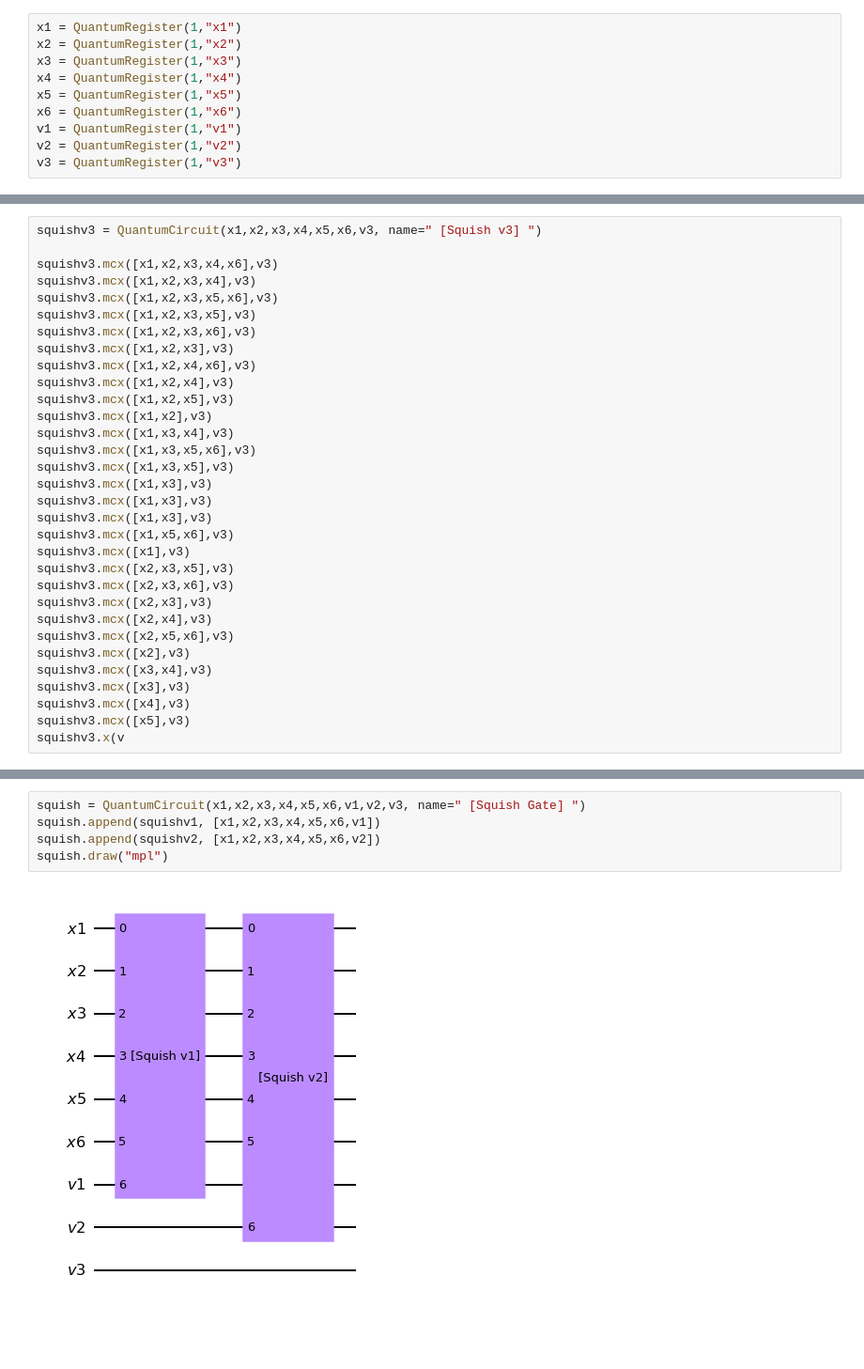
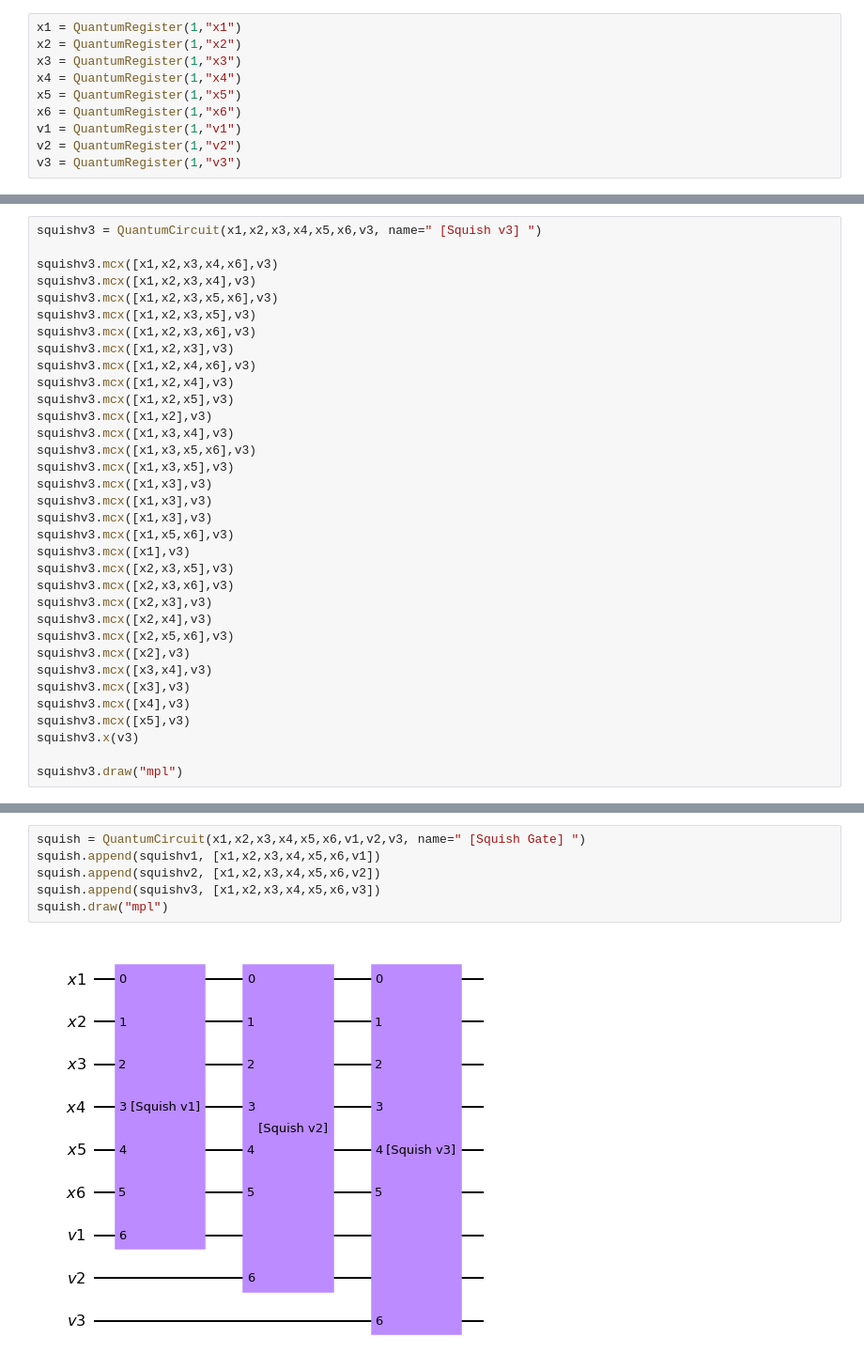
Before and after one commit to nekomorphism/binary-octohedral-group, a Jupyter notebook: bo-trace-circ.ipynb, the cells around one changed output, grey strips where cells are left out. Shown: that part at 94% size. Cells and saved outputs as stored; diff of their text form; blank space fills up the shorter version.

```diff
--- a/bo-trace-circ.ipynb
+++ b/bo-trace-circ.ipynb
@@ -276,5 +238,7 @@ squishv3.mcx([x3,x4],v3)
 squishv3.mcx([x3],v3)
 squishv3.mcx([x4],v3)
 squishv3.mcx([x5],v3)
-squishv3.x(v
+squishv3.x(v3)
+
+squishv3.draw("mpl")
 # %% [output]
@@ -282,7 +246,8 @@ squishv3.x(v
 # %%
 squish = QuantumCircuit(x1,x2,x3,x4,x5,x6,v1,v2,v3, name=" [Squish Gate] ")
 squish.append(squishv1, [x1,x2,x3,x4,x5,x6,v1])
 squish.append(squishv2, [x1,x2,x3,x4,x5,x6,v2])
+squish.append(squishv3, [x1,x2,x3,x4,x5,x6,v3])
 squish.draw("mpl")
 # %% [output]
-[figure, old version]
+[figure, new version]
```
Also changed, not shown: parts of 12 cells of this notebook, 1 other file.
